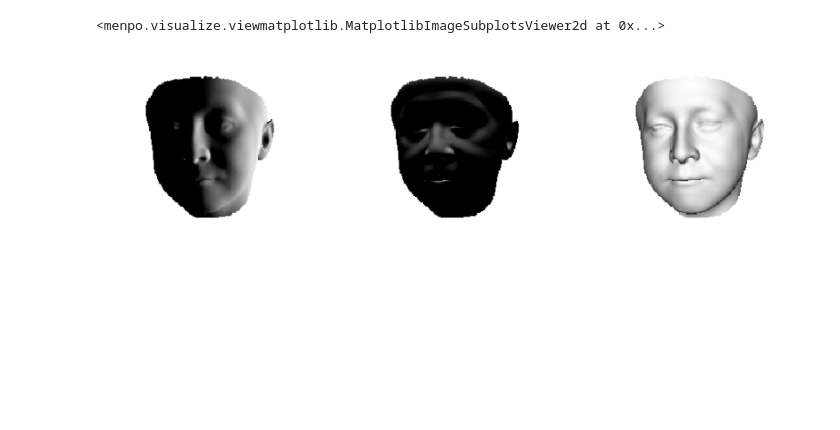
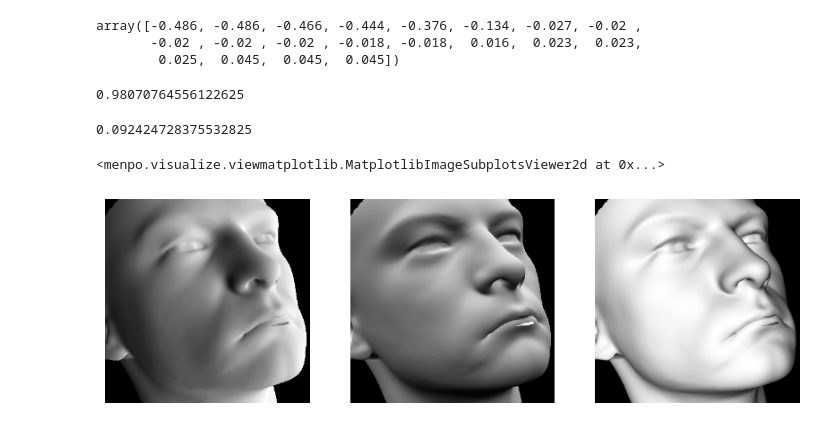
Before and after one commit to trigeorgis/normal_estimation_cvpr17, a Jupyter notebook: Generate synthetic data.ipynb, the cells around one changed output. Drawn from its saved outputs; the diff is of its cells as text; code cells hidden in the pictures; blank space fills up the shorter version.

```diff
--- a/Generate synthetic data.ipynb
+++ b/Generate synthetic data.ipynb
@@ -110,9 +114,10 @@ def get_rendered_mesh(im):
 # %%
 %matplotlib inline
 
-im = mio.import_images('/vol/atlas/databases/lfpw/trainset/')[30]
+im = mio.import_images('/vol/atlas/databases/helen/trainset/')[30]
+im = im.crop_to_landmarks_proportion(1)
 rendering, normals = get_rendered_mesh(im)
-
+print(im.shape)
 normals.landmarks['PTS'] = rendering.landmarks[None]
 rendering = crop_face(rendering)
 normals = crop_face(normals, order=0)
@@ -125,0 +132,19 @@ normals.view(new_figure=True)
+# %%
+a = normals.pixels[2][normals.pixels[2]  > -1].copy()
+a.sort()
+a[:20]
+# %% [output]
+array([-0.486, -0.486, -0.466, -0.444, -0.376, -0.134, -0.027, -0.02 ,
+       -0.02 , -0.02 , -0.02 , -0.018, -0.018,  0.016,  0.023,  0.023,
+        0.025,  0.045,  0.045,  0.045])
+# %%
+normals.pixels[0][normals.pixels[0] > -1].max()
+# %% [output]
+0.98070764556122625
+# %%
+def normalise(nrm):
+    nrm = nrm.copy()
+    nrm.pixels += np.array([1, 1, 0])[:, None, None]
+    nrm.pixels /= np.array([2, 2, 1])[:, None, None]
+#     nrm.pixels = (nrm.pixels)
+    return nrm
@@ -126,8 +153,12 @@ normals.view(new_figure=True)
+# %%
+normals.masked_pixels()[0].mean()
+# %% [output]
+0.092424728375532825
 # %%
-normals.view(channels='all')
+normalise(normals).as_unmasked().view(channels='all')
 # %% [output]
 <menpo.visualize.viewmatplotlib.MatplotlibImageSubplotsViewer2d at 0x...>
-[figure, old version]
+[figure, new version]
 # %%
 def _int_feauture(value):
     return tf.train.Feature(int64_list=tf.train.Int64List(value=[value]))
```
Also changed, not shown: parts of 4 cells of this notebook, 4 other files.
